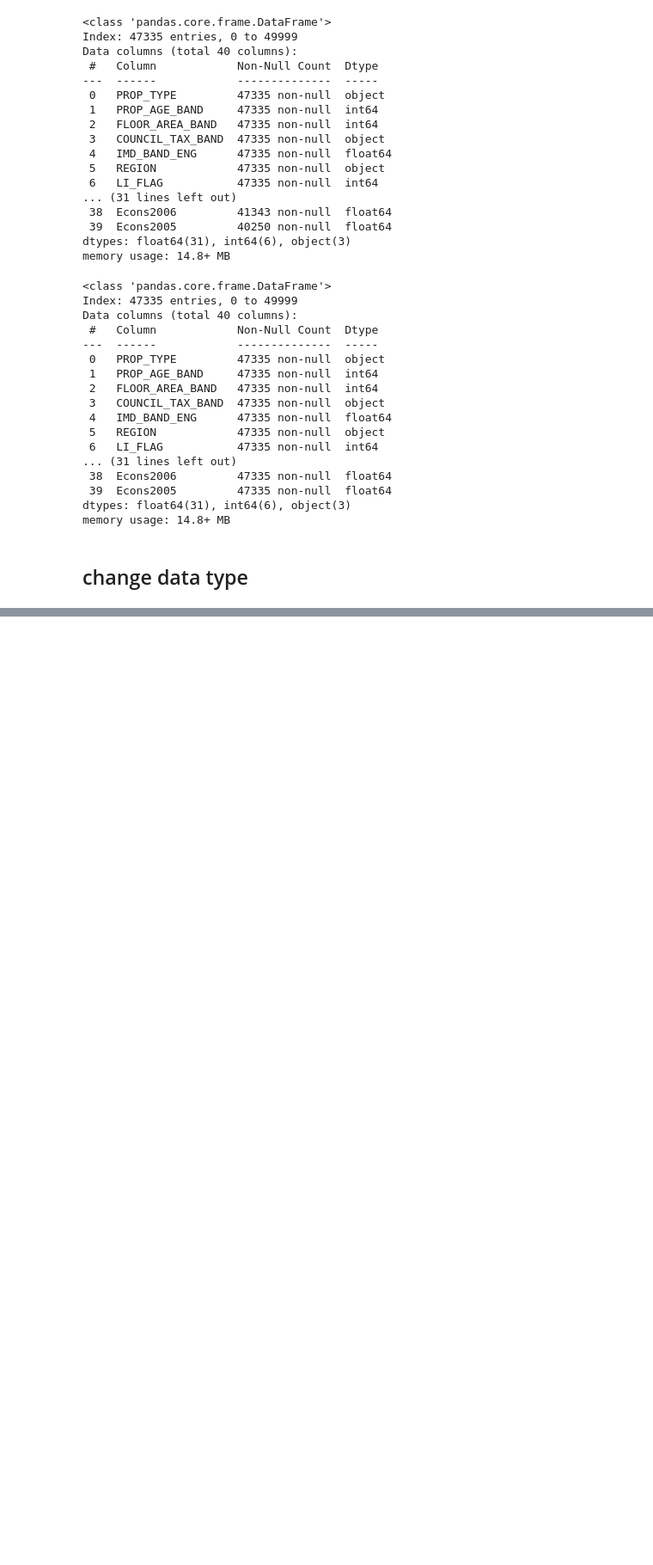
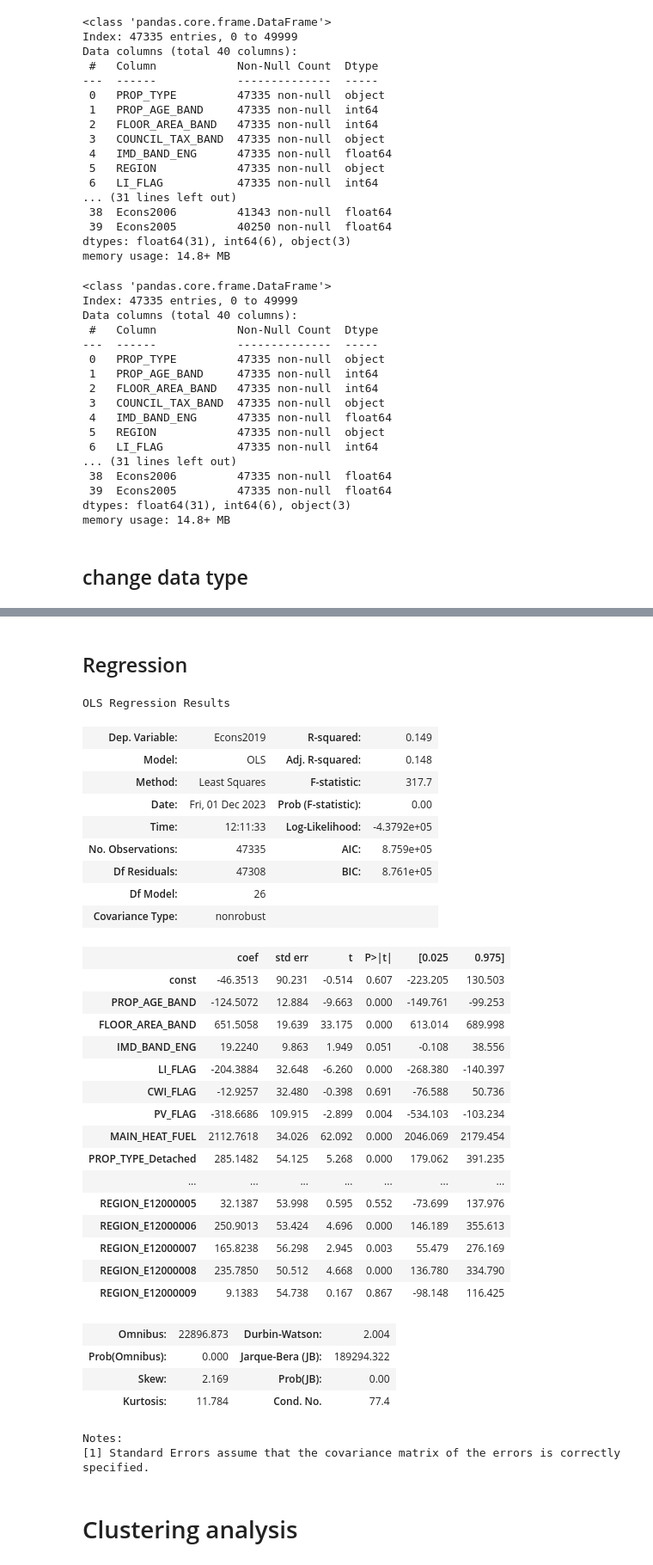
Before and after one commit to gordenleee/QM_Group_Work, a Jupyter notebook: group_assignment.ipynb, the cells around one changed output, grey strips where cells are left out. Shown at 86% size. Drawn from its saved outputs; the diff is of its cells as text; code cells hidden in the pictures; blank space fills up the shorter version.

```diff
--- a/group_assignment.ipynb
+++ b/group_assignment.ipynb
@@ -152,0 +262,7 @@ memory usage: 14.8+ MB
+# %%
+# using VIF on the df
+df_filtered_VIF = drop_column_using_vif_(df_filtered_numeric.drop(df_filtered_numeric.columns[7:37], axis=1))
+
+# Note that there is a 'while' loop in the drop_column_using_vif_. In each iteration, one variable is dropped.
+print("The columns remaining after VIF selection are:")
+print(df_filtered_VIF.columns)
@@ -152,0 +284,40 @@ memory usage: 14.8+ MB
+# %% [markdown]
+## Regression
+# %%
+Gcons2019_comsumption = sm.OLS(endog=df_filtered_numeric[['Gcons2019']], exog=sm.add_constant(df_filtered_VIF)).fit()
+Gcons2019_comsumption.summary()
+# %% [output]
+OLS Regression Results
+| Dep. Variable: | Econs2019 | R-squared: | 0.149 |
+| Model: | OLS | Adj. R-squared: | 0.148 |
+| Method: | Least Squares | F-statistic: | 317.7 |
+| Date: | Fri, 01 Dec 2023 | Prob (F-statistic): | 0.00 |
+| Time: | 12:11:33 | Log-Likelihood: | -4.3792e+05 |
+| No. Observations: | 47335 | AIC: | 8.759e+05 |
+| Df Residuals: | 47308 | BIC: | 8.761e+05 |
+| Df Model: | 26 |  |  |
+| Covariance Type: | nonrobust |  |  |
+|  | coef | std err | t | P>|t| | [0.025 | 0.975] |
+| const | -46.3513 | 90.231 | -0.514 | 0.607 | -223.205 | 130.503 |
+| PROP_AGE_BAND | -124.5072 | 12.884 | -9.663 | 0.000 | -149.761 | -99.253 |
+| FLOOR_AREA_BAND | 651.5058 | 19.639 | 33.175 | 0.000 | 613.014 | 689.998 |
+| IMD_BAND_ENG | 19.2240 | 9.863 | 1.949 | 0.051 | -0.108 | 38.556 |
+| LI_FLAG | -204.3884 | 32.648 | -6.260 | 0.000 | -268.380 | -140.397 |
+| CWI_FLAG | -12.9257 | 32.480 | -0.398 | 0.691 | -76.588 | 50.736 |
+| PV_FLAG | -318.6686 | 109.915 | -2.899 | 0.004 | -534.103 | -103.234 |
+| MAIN_HEAT_FUEL | 2112.7618 | 34.026 | 62.092 | 0.000 | 2046.069 | 2179.454 |
+| PROP_TYPE_Detached | 285.1482 | 54.125 | 5.268 | 0.000 | 179.062 | 391.235 |
+| ... | ... | ... | ... | ... | ... | ... |
+| REGION_E12000005 | 32.1387 | 53.998 | 0.595 | 0.552 | -73.699 | 137.976 |
+| REGION_E12000006 | 250.9013 | 53.424 | 4.696 | 0.000 | 146.189 | 355.613 |
+| REGION_E12000007 | 165.8238 | 56.298 | 2.945 | 0.003 | 55.479 | 276.169 |
+| REGION_E12000008 | 235.7850 | 50.512 | 4.668 | 0.000 | 136.780 | 334.790 |
+| REGION_E12000009 | 9.1383 | 54.738 | 0.167 | 0.867 | -98.148 | 116.425 |
+| Omnibus: | 22896.873 | Durbin-Watson: | 2.004 |
+| Prob(Omnibus): | 0.000 | Jarque-Bera (JB): | 189294.322 |
+| Skew: | 2.169 | Prob(JB): | 0.00 |
+| Kurtosis: | 11.784 | Cond. No. | 77.4 |
+Notes:
+[1] Standard Errors assume that the covariance matrix of the errors is correctly specified.
+# %% [markdown]
+# Clustering analysis
```
Also changed, not shown: parts of 21 cells of this notebook.
